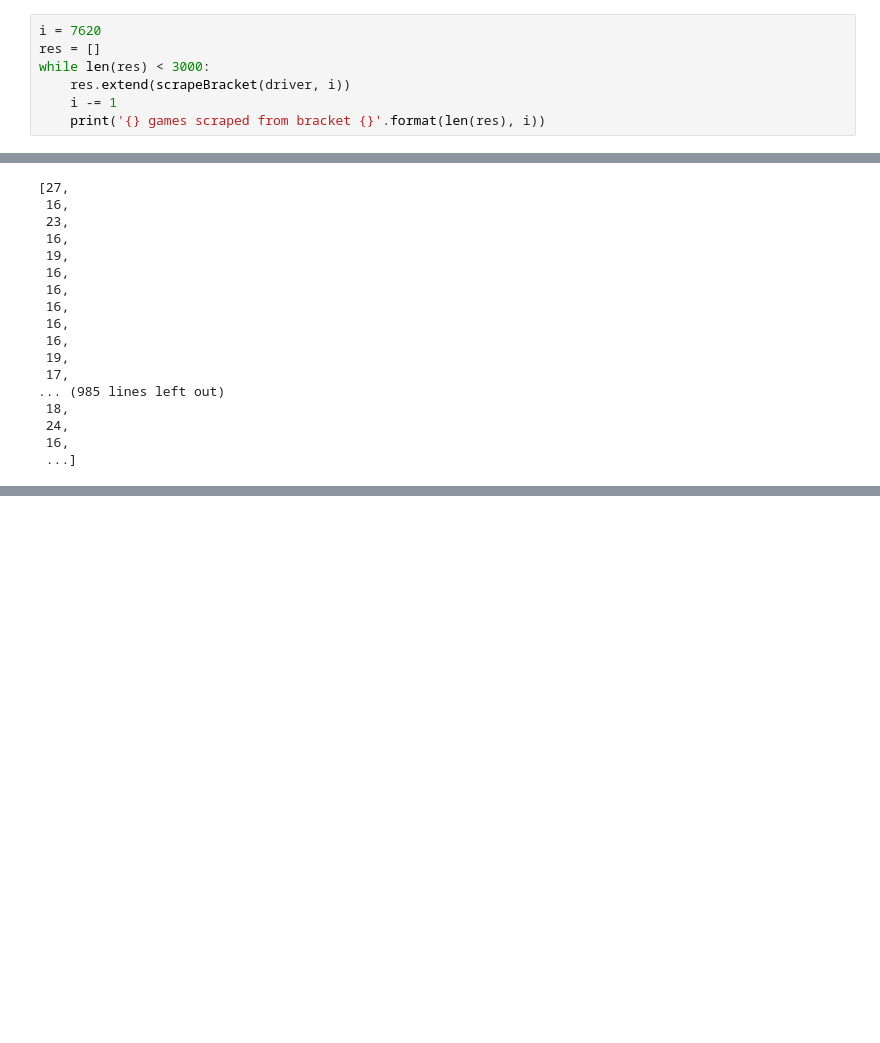
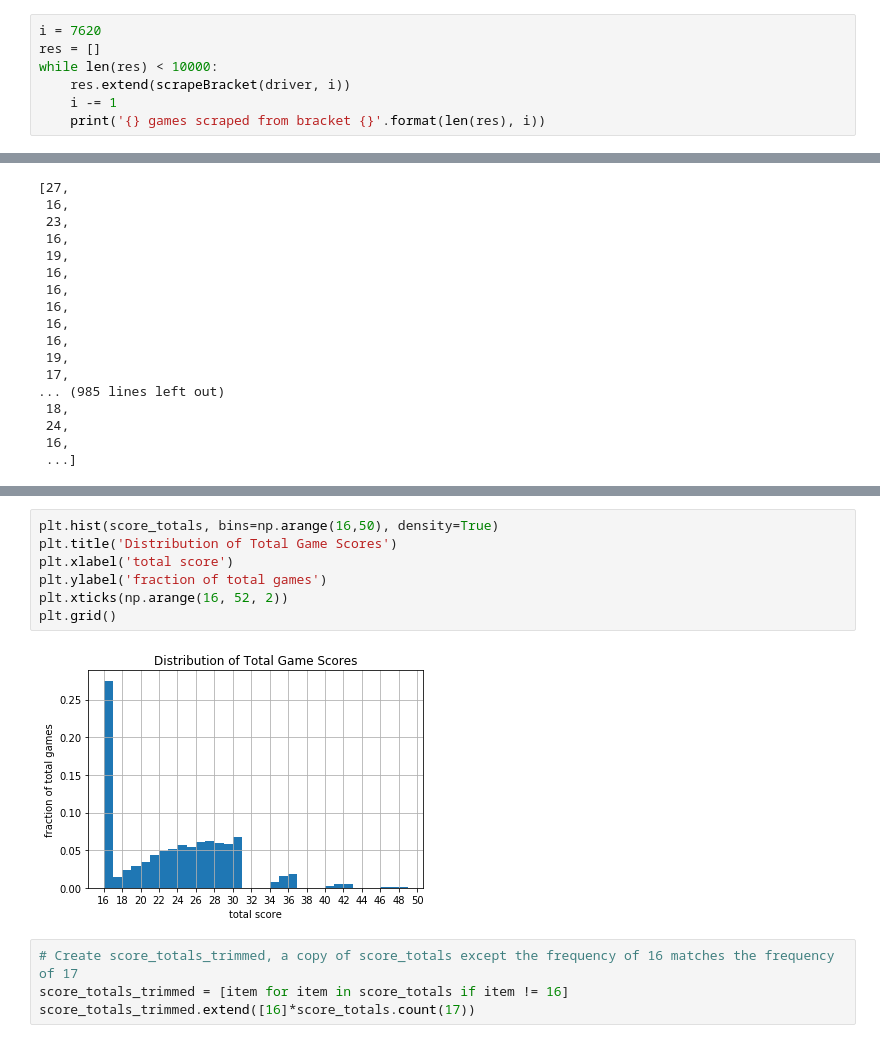
Before and after one commit to henryrossiter/ESEA-Stat-Scraping, a Jupyter notebook: Notebook.ipynb, the cells around one changed output, grey strips where cells are left out. Saved outputs shown, nothing was run; the diff lists cells and outputs as text; blank space fills up the shorter version.

```diff
--- a/Notebook.ipynb
+++ b/Notebook.ipynb
@@ -8,7 +9,7 @@ driver = webdriver.Chrome('./chromedriver')
 # %%
 i = 7620
 res = []
-while len(res) < 3000:
+while len(res) < 10000:
     res.extend(scrapeBracket(driver, i))
     i -= 1
     print('{} games scraped from bracket {}'.format(len(res), i))
@@ -53,0 +138,13 @@ plt.hist(score_totals, bins=np.arange(16,50))
+# %%
+plt.hist(score_totals, bins=np.arange(16,50), density=True)
+plt.title('Distribution of Total Game Scores')
+plt.xlabel('total score')
+plt.ylabel('fraction of total games')
+plt.xticks(np.arange(16, 52, 2))
+plt.grid()
+# %% [output]
+[figure, added]
+# %%
+# Create score_totals_trimmed, a copy of score_totals except the frequency of 16 matches the frequency of 17
+score_totals_trimmed = [item for item in score_totals if item != 16]
+score_totals_trimmed.extend([16]*score_totals.count(17))
```
Also changed, not shown: parts of 14 cells of this notebook, 1 other file.
